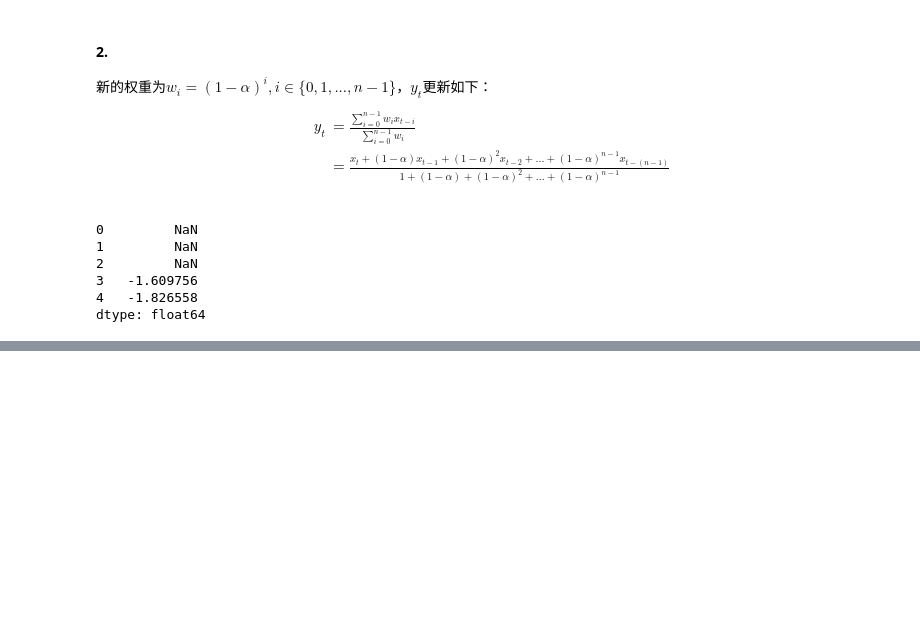
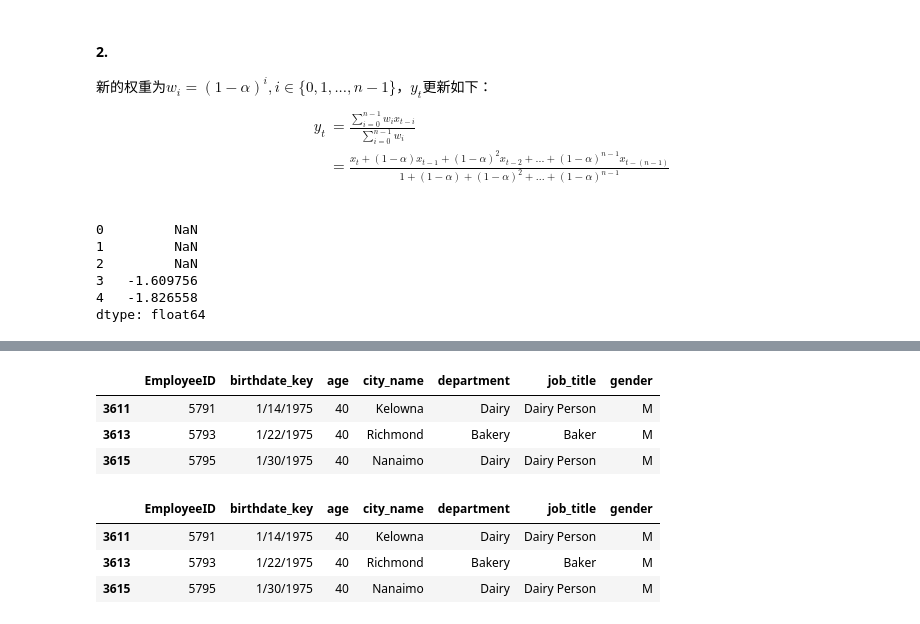
Before and after one commit to datawhalechina/joyful-pandas, a Jupyter notebook: notebook/参考答案.ipynb, the cells around one changed output, grey strips where cells are left out. Drawn from its saved outputs; the diff is of its cells as text; code cells hidden in the pictures; blank space fills up the shorter version.

```diff
--- a/notebook/参考答案.ipynb
+++ b/notebook/参考答案.ipynb
@@ -199,0 +204,16 @@ dtype: float64
+# %%
+df = pd.read_csv('../data/company.csv')
+dpt = ['Dairy', 'Bakery']
+df.query("(age <= 40)&(department == @dpt)&(gender=='M')").head(3)
+# %% [output]
+|  | EmployeeID | birthdate_key | age | city_name | department | job_title | gender |
+| 3611 | 5791 | 1/14/1975 | 40 | Kelowna | Dairy | Dairy Person | M |
+| 3613 | 5793 | 1/22/1975 | 40 | Richmond | Bakery | Baker | M |
+| 3615 | 5795 | 1/30/1975 | 40 | Nanaimo | Dairy | Dairy Person | M |
+# %%
+df.loc[(df.age<=40)&df.department.isin(dpt)&(df.gender=='M')].head(3)
+# %% [output]
+|  | EmployeeID | birthdate_key | age | city_name | department | job_title | gender |
+| 3611 | 5791 | 1/14/1975 | 40 | Kelowna | Dairy | Dairy Person | M |
+| 3613 | 5793 | 1/22/1975 | 40 | Richmond | Bakery | Baker | M |
+| 3615 | 5795 | 1/30/1975 | 40 | Nanaimo | Dairy | Dairy Person | M |
```
Also changed, not shown: parts of 38 cells of this notebook, 35 other files.
